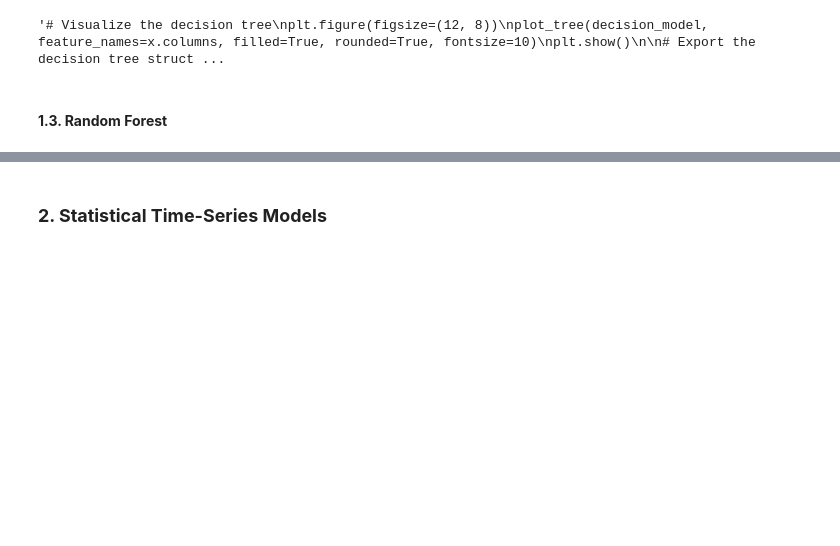
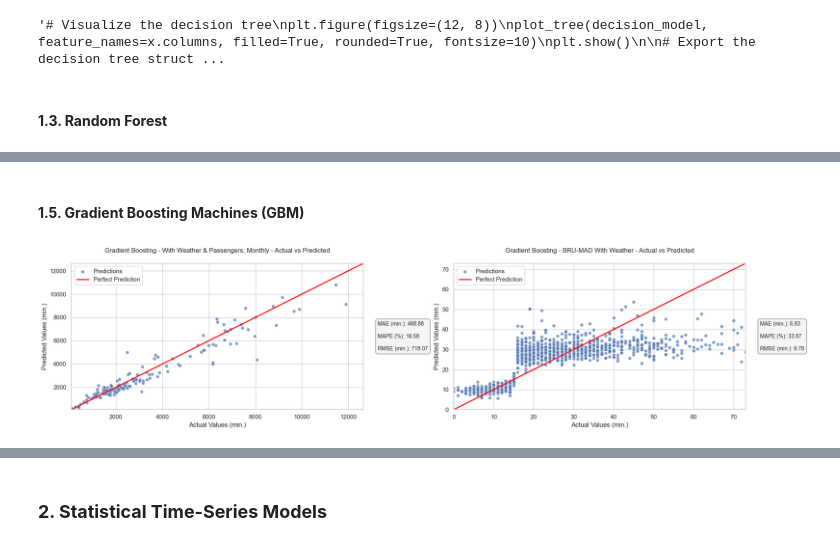
Before and after one commit to DT-Service-Consulting/avstats, a Jupyter notebook: avstats/AvStats_ML.ipynb, the cells around one changed output, grey strips where cells are left out. Saved outputs shown, nothing was run; the diff lists cells and outputs as text; code cells hidden in the pictures; blank space fills up the shorter version.

```diff
--- a/avstats/AvStats_ML.ipynb
+++ b/avstats/AvStats_ML.ipynb
@@ -201,0 +222,15 @@ random_forest_summary
+# %% [markdown]
+#### **1.5. Gradient Boosting Machines (GBM)**
+# %%
+dataframes = [
+    #(df_vif_original, 'dep_delay'),
+    (df_vif_passengers, 'total_dep_delay'),
+    (df_vif_BRU_MAD, 'dep_delay'),
+]
+titles = ["With Weather & Passengers; Monthly", "BRU-MAD With Weather"] # "Original Data",
+
+gbm_summary, gbm_metrics = modelling_summary(dataframes, titles, ["Gradient Boosting"])
+evaluation_results.append({"Model": "Gradient Boosting", **gbm_metrics["With Weather & Passengers; Monthly"]["Gradient Boosting"]})
+gbm_summary
+# %% [output]
+[figure, added]
```
Also changed, not shown: parts of 20 cells of this notebook, 4 other files.
